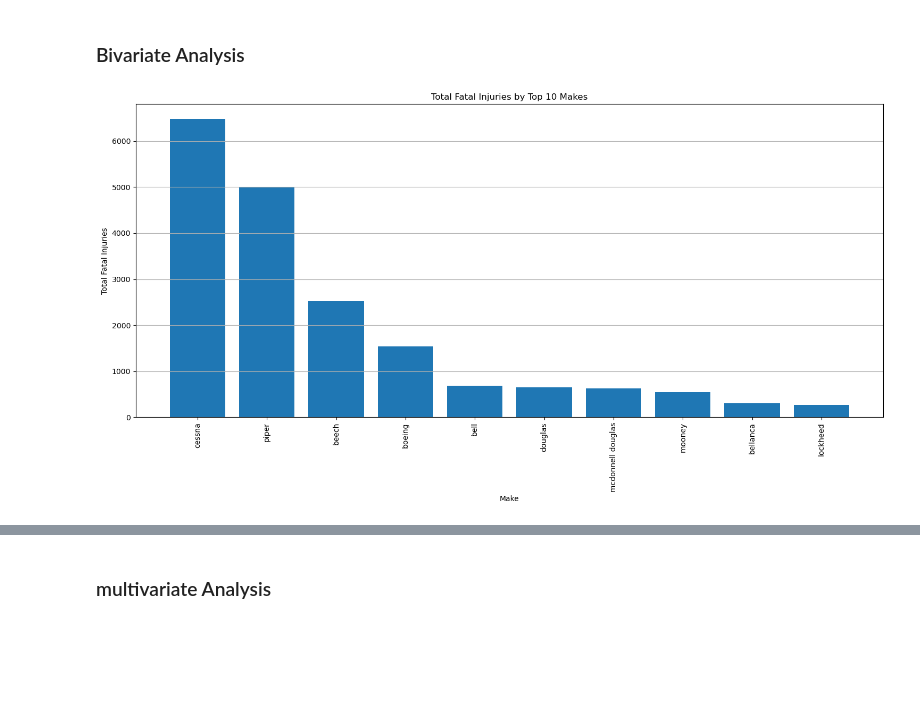
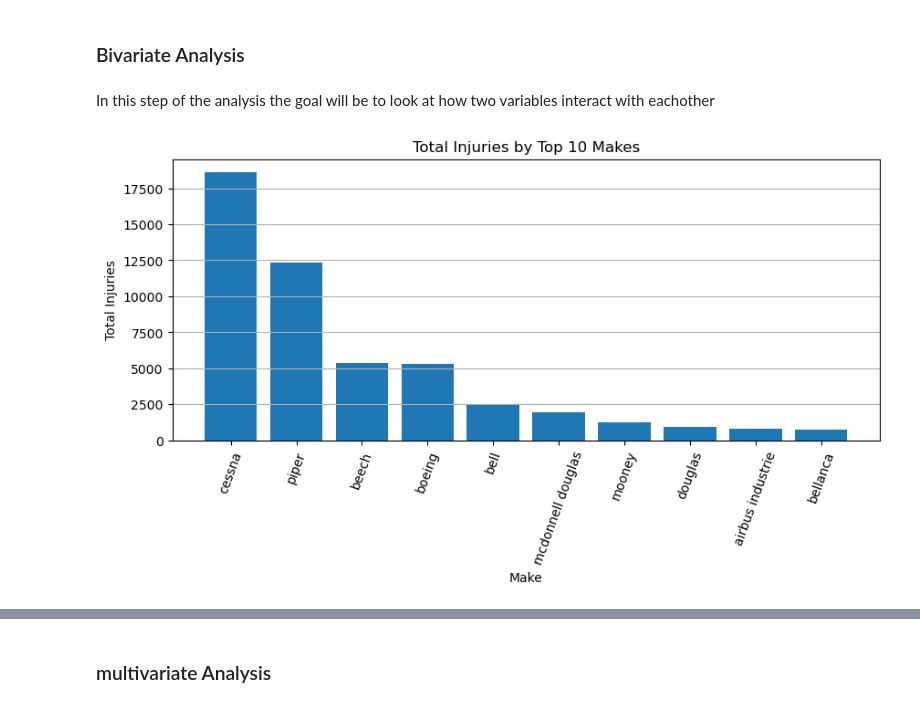
Before and after one commit to Churabros/Aviation-Accidents-Analysis, a Jupyter notebook: Index.ipynb, the cells around one changed output, grey strips where cells are left out. Drawn from its saved outputs; the diff is of its cells as text; code cells hidden in the pictures; blank space fills up the shorter version.

Commit message:
Added visuals and debugged cleaning code

```diff
--- a/Index.ipynb
+++ b/Index.ipynb
@@ -223,0 +378,2 @@ df.groupby('Aircraft.Category')['Total.Fatal.Injuries'].sum()
+# %%
+df =
@@ -226,24 +390,25 @@ df.groupby('Aircraft.Category')['Total.Fatal.Injuries'].sum()
 # %% [markdown]
 ### Bivariate Analysis
+# %% [markdown]
+In this step of the analysis the goal will be to look at how two variables interact with eachother
 # %%
 # Group the data by Make and calculate the sum of Total.Fatal.Injuries for each Make
-fatal_injuries_by_make = df.groupby('Make')['Total.Fatal.Injuries'].sum()
+fatal_injuries_by_make = df.groupby('Make')['Total.Injuries'].sum()
 
+fig, ax = plt.subplots( figsize=(10,4))
 # Convert the groupby result to a DataFrame for easier sorting
 fatal_injuries_by_make = fatal_injuries_by_make.reset_index()
 
 # Sort the DataFrame by Total.Fatal.Injuries to find the top 10 makes
-top_10_makes = fatal_injuries_by_make.sort_values(by='Total.Fatal.Injuries', ascending=False).head(10)
+top_10_makes = fatal_injuries_by_make.sort_values(by='Total.Injuries', ascending=False).head(10)
 
-# Create a bar chart for the top 10 makes
-plt.figure(figsize=(15, 8))
-plt.bar(top_10_makes['Make'], top_10_makes['Total.Fatal.Injuries'])
-plt.title('Total Fatal Injuries by Top 10 Makes')
-plt.xlabel('Make')
-plt.ylabel('Total Fatal Injuries')
-plt.xticks(rotation=90)  # Rotate x-axis labels for better readability
-plt.grid(axis='y')  # Add grid lines along the y-axis
-plt.tight_layout()  # Adjust layout to prevent labels from overlapping
-plt.show()
+
+#create the bar chart
+ax.bar(top_10_makes['Make'], top_10_makes['Total.Injuries'])
+ax.set_title('Total Injuries by Top 10 Makes')
+ax.set_xlabel('Make')
+ax.set_ylabel('Total Injuries')
+ax.set_xticklabels(top_10_makes['Make'],rotation=70)
+ax.grid(axis='y') ;
 # %% [output]
-[figure, old version]
+[figure, new version]
```
Also changed, not shown: parts of 59 cells of this notebook, 1 other file.
